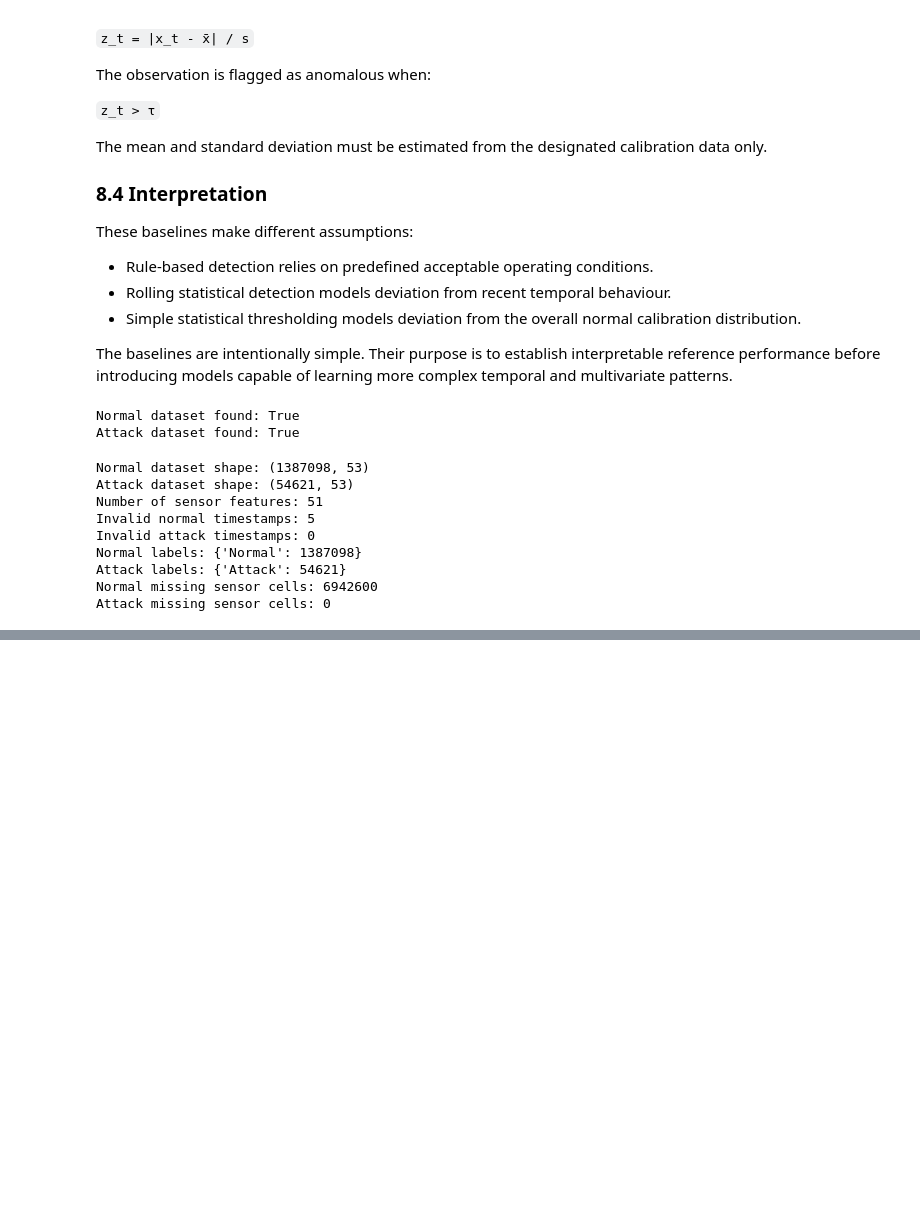
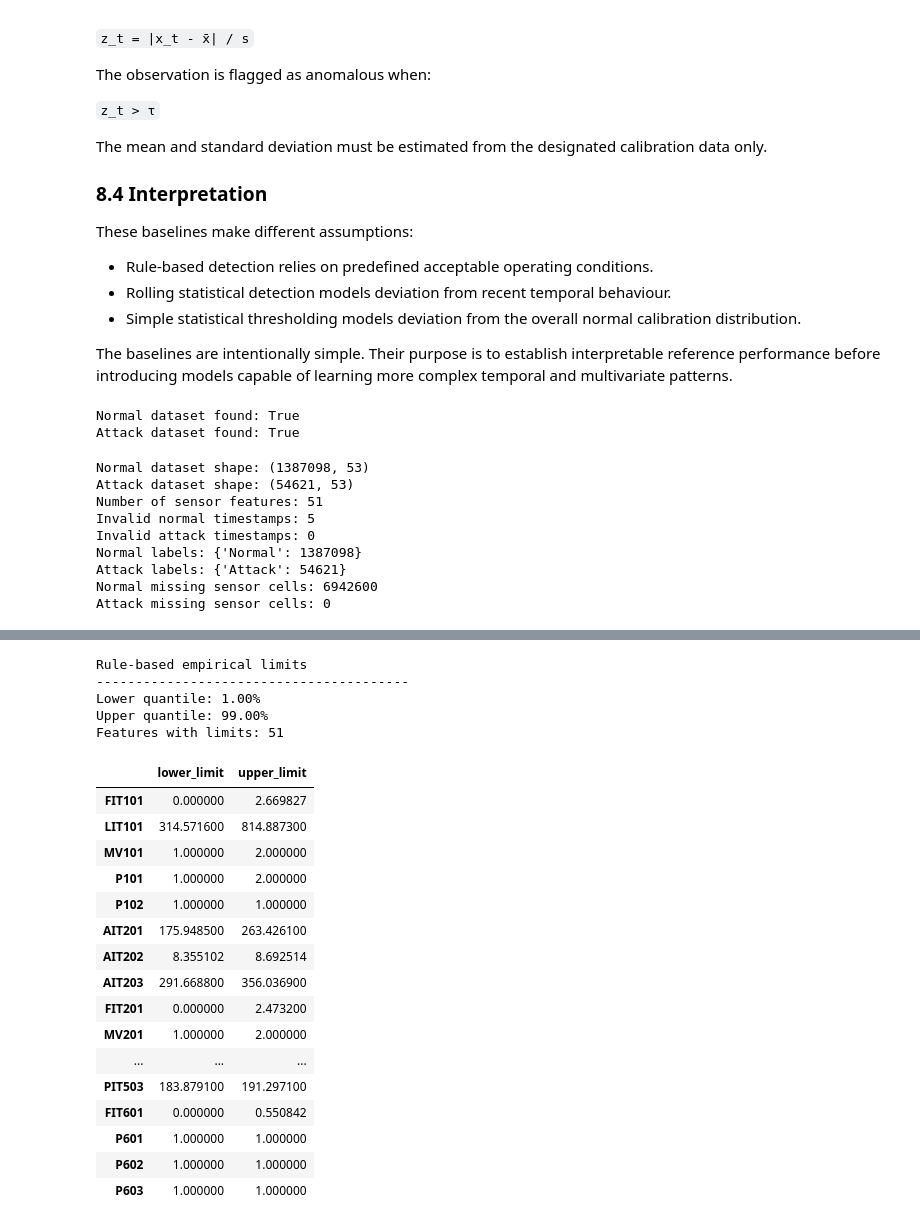
Before and after one commit to Thomasayanfeoluwa/multivariate-telemetry-anomaly-detection, a Jupyter notebook: notebooks/04_baseline_anomaly_detection.ipynb, the cells around one changed output, grey strips where cells are left out. Drawn from its saved outputs; the diff is of its cells as text; code cells hidden in the pictures; blank space fills up the shorter version.

Commit message:
checkpoint(data): update 04_baseline_anomaly_detection

```diff
--- a/notebooks/04_baseline_anomaly_detection.ipynb
+++ b/notebooks/04_baseline_anomaly_detection.ipynb
@@ -266,0 +473,44 @@ Attack missing sensor cells: 0
+# %%
+from IPython.display import display
+
+# Empirical limits for the rule-based baseline.
+# Limits are calculated from normal calibration data only.
+
+LOWER_QUANTILE = 0.01
+UPPER_QUANTILE = 0.99
+
+rule_limits = pd.DataFrame({
+    "lower_limit": normal_calibration[feature_cols].quantile(LOWER_QUANTILE),
+    "upper_limit": normal_calibration[feature_cols].quantile(UPPER_QUANTILE),
+})
+
+print("Rule-based empirical limits")
+print("-" * 40)
+print(f"Lower quantile: {LOWER_QUANTILE:.2%}")
+print(f"Upper quantile: {UPPER_QUANTILE:.2%}")
+print(f"Features with limits: {len(rule_limits)}")
+
+display(rule_limits)
+# %% [output]
+Rule-based empirical limits
+----------------------------------------
+Lower quantile: 1.00%
+Upper quantile: 99.00%
+Features with limits: 51
+|  | lower_limit | upper_limit |
+| FIT101 | 0.000000 | 2.669827 |
+| LIT101 | 314.571600 | 814.887300 |
+| MV101 | 1.000000 | 2.000000 |
+| P101 | 1.000000 | 2.000000 |
+| P102 | 1.000000 | 1.000000 |
+| AIT201 | 175.948500 | 263.426100 |
+| AIT202 | 8.355102 | 8.692514 |
+| AIT203 | 291.668800 | 356.036900 |
+| FIT201 | 0.000000 | 2.473200 |
+| MV201 | 1.000000 | 2.000000 |
+| ... | ... | ... |
+| PIT503 | 183.879100 | 191.297100 |
+| FIT601 | 0.000000 | 0.550842 |
+| P601 | 1.000000 | 1.000000 |
+| P602 | 1.000000 | 1.000000 |
+| P603 | 1.000000 | 1.000000 |
```
Also changed, not shown: parts of 17 cells of this notebook.
